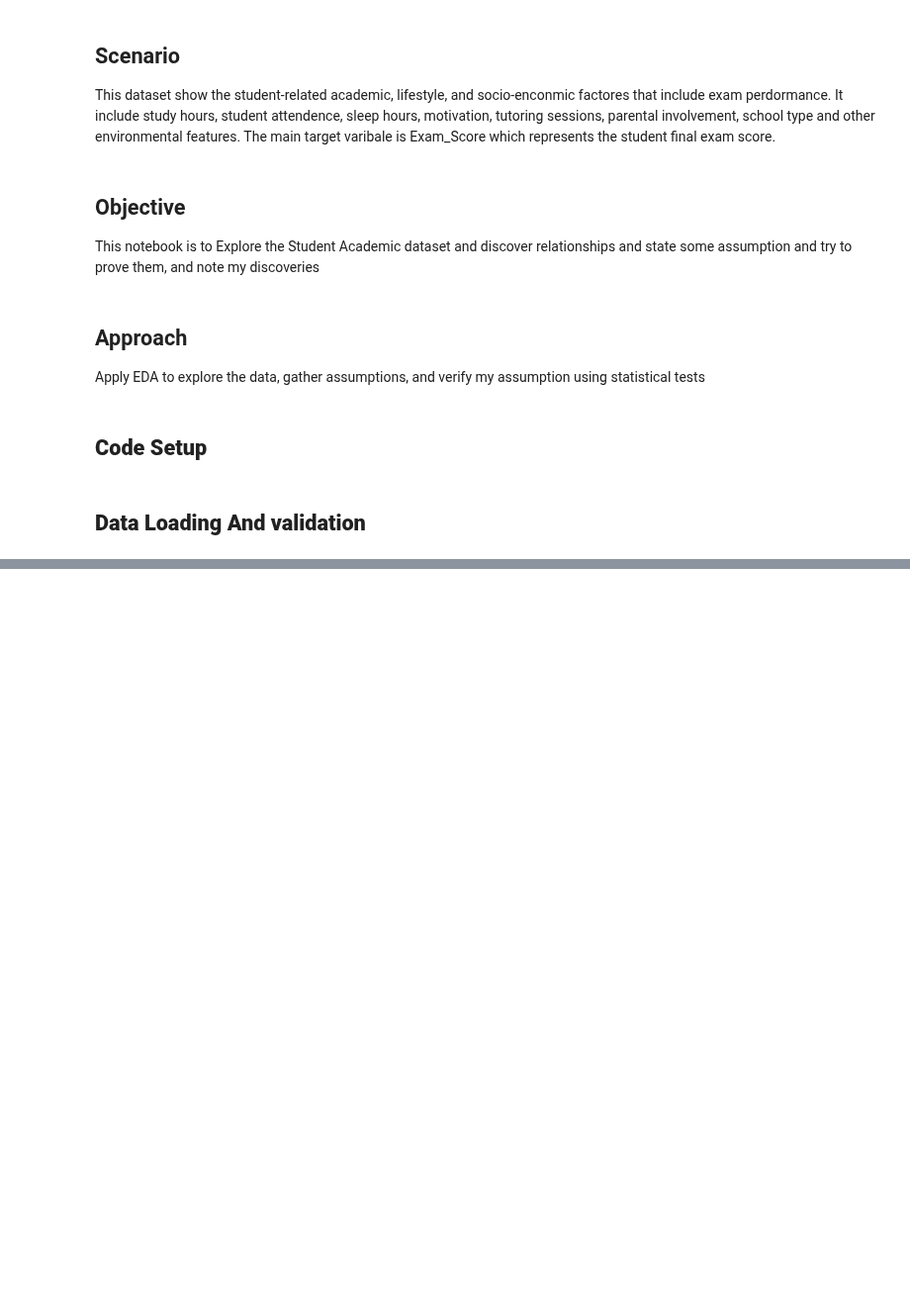
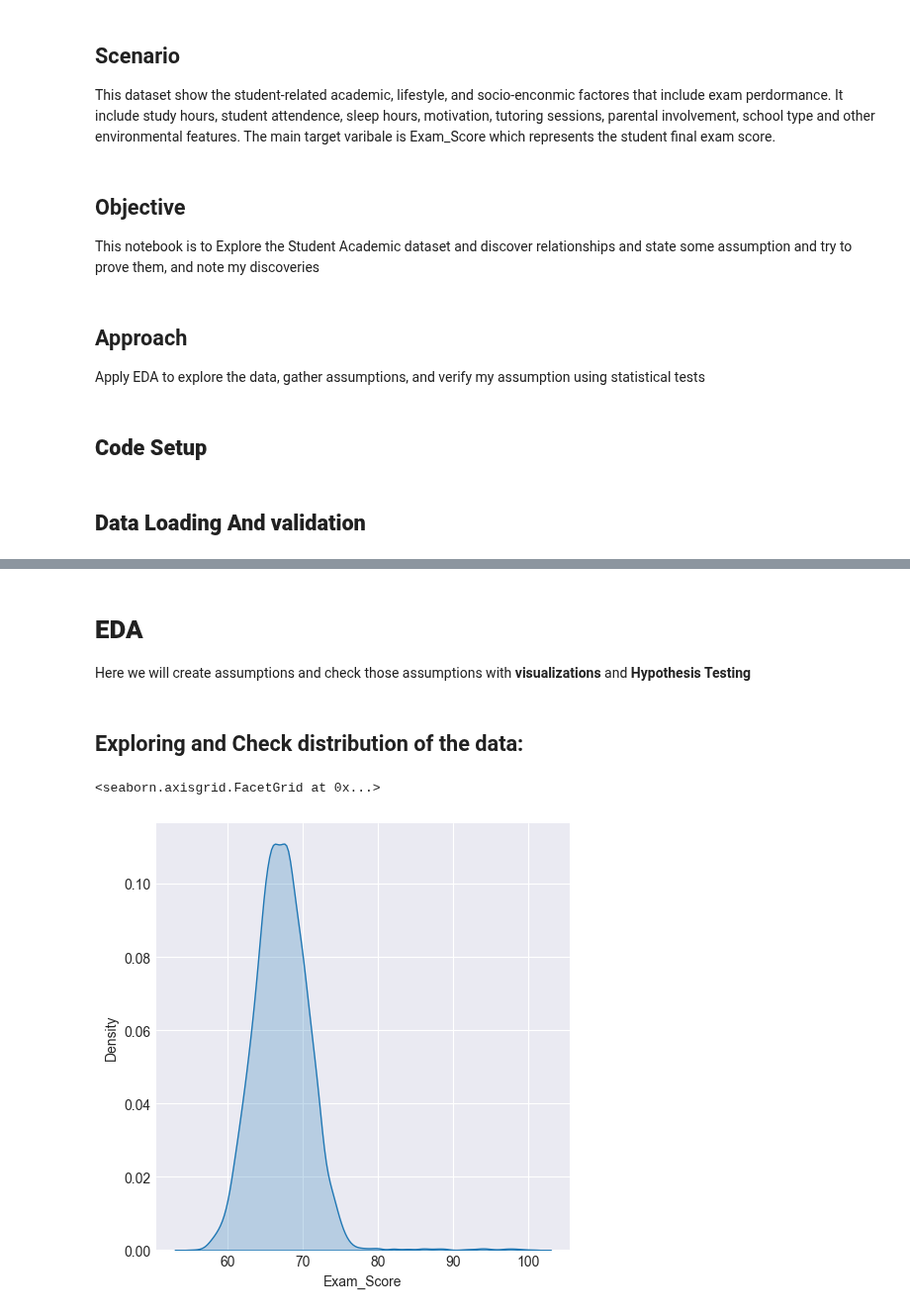
Before and after one commit to TurkiOmran/AAI, a Jupyter notebook: student/project/p2/notebooks/p2_students_exam.ipynb, the cells around one changed output, grey strips where cells are left out. Shown at 99% size. Drawn from its saved outputs; the diff is of its cells as text; code cells hidden in the pictures; blank space fills up the shorter version.

Commit message:
C2 Project: p2_student_exam: Q1 - Q2

```diff
--- a/student/project/p2/notebooks/p2_students_exam.ipynb
+++ b/student/project/p2/notebooks/p2_students_exam.ipynb
@@ -71,0 +71,10 @@ Columns:
+# %% [markdown]
+# **EDA**
+Here we will create assumptions and check those assumptions with **visualizations** and **Hypothesis Testing**
+# %% [markdown]
+## Exploring and Check distribution of the data:
+# %%
+sns.displot(data=df,x='Exam_Score',kind='kde',fill='True')
+# %% [output]
+<seaborn.axisgrid.FacetGrid at 0x...>
+[figure, added]
```
Also changed, not shown: parts of 15 cells of this notebook.
